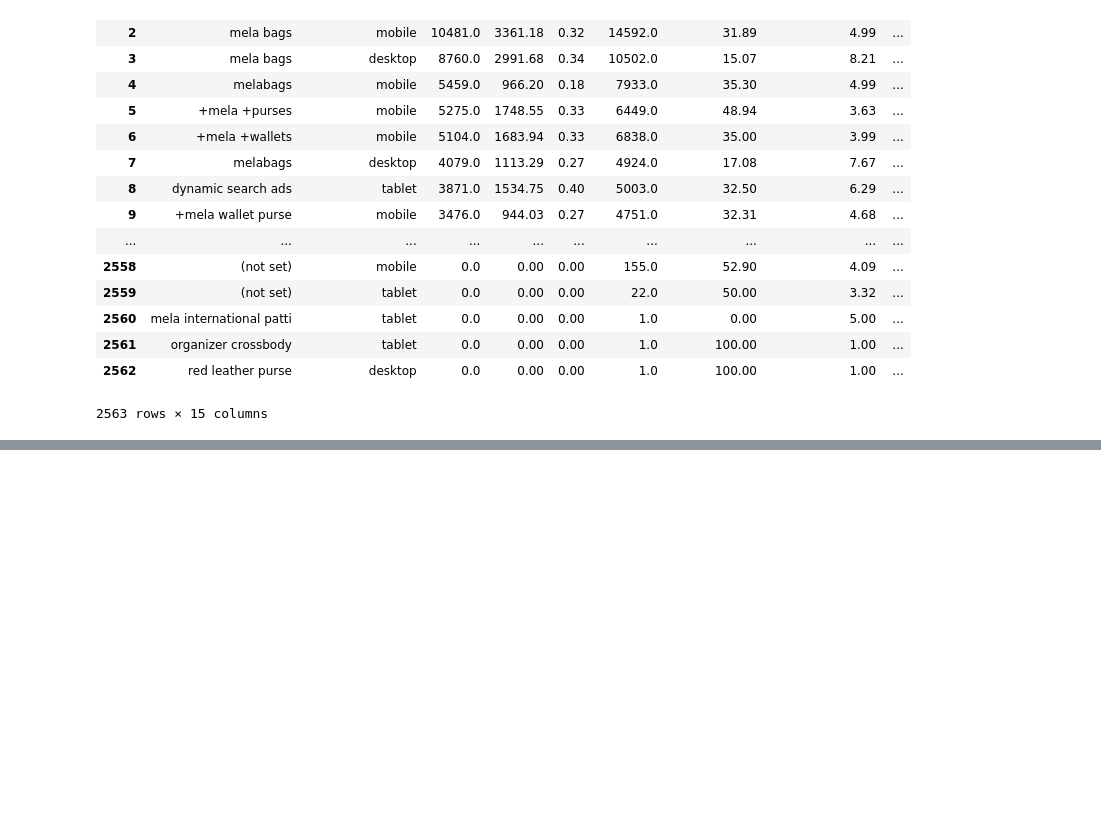
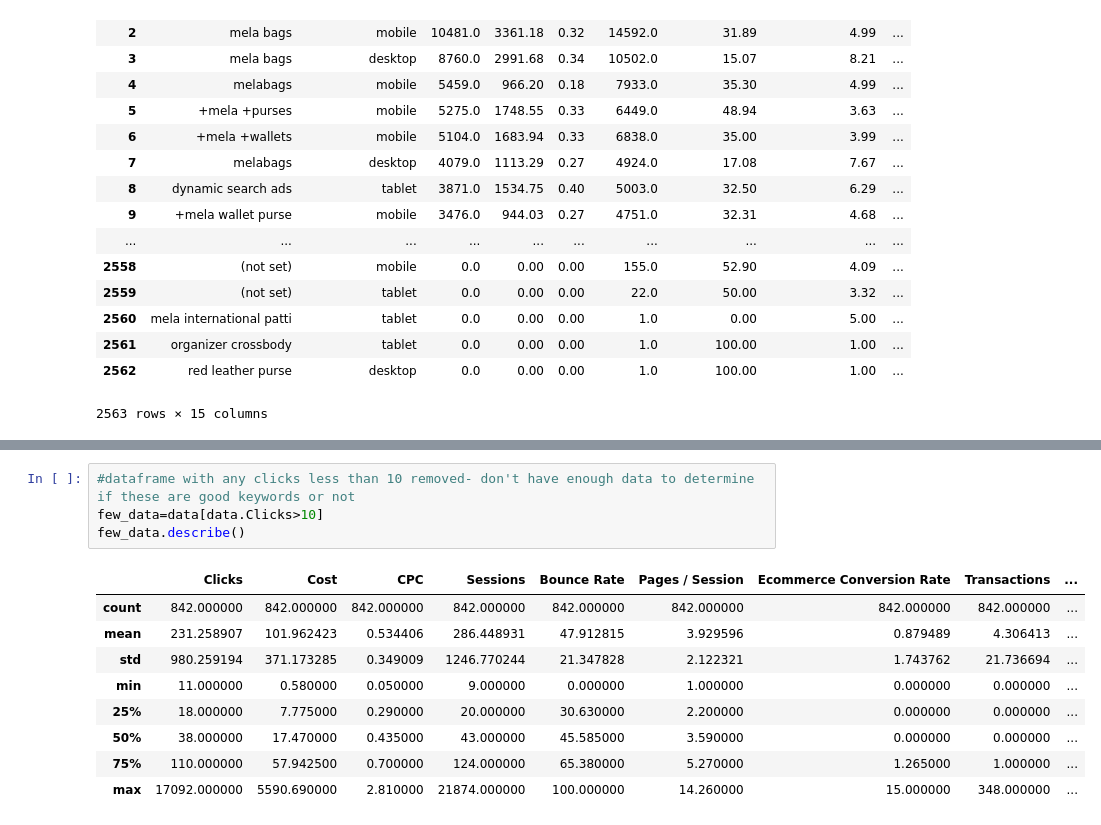
Before and after one commit to mamitch/Springboard_Capstone, a Jupyter notebook: Capstone_Data_Wrangling.ipynb, the cells around one changed output, grey strips where cells are left out. Drawn from its saved outputs; the diff is of its cells as text; blank space fills up the shorter version.

```diff
--- a/Capstone_Data_Wrangling.ipynb
+++ b/Capstone_Data_Wrangling.ipynb
@@ -160,3 +160,17 @@ memory usage: 302.9+ KB
 | 50% | 4.000000 | 2.170000 | 0.440000 | 5.000000 | 50.000000 | 2.500000 | 0.000000 | 0.000000 | ... |
 | 75% | 17.000000 | 8.600000 | 0.750000 | 19.000000 | 77.340000 | 4.500000 | 0.000000 | 0.000000 | ... |
 | max | 17092.000000 | 5590.690000 | 3.930000 | 21874.000000 | 100.000000 | 43.000000 | 100.000000 | 348.000000 | ... |
+# %%
+#dataframe with any clicks less than 10 removed- don't have enough data to determine if these are good keywords or not
+few_data=data[data.Clicks>10]
+few_data.describe()
+# %% [output]
+|  | Clicks | Cost | CPC | Sessions | Bounce Rate | Pages / Session | Ecommerce Conversion Rate | Transactions | ... |
+| count | 842.000000 | 842.000000 | 842.000000 | 842.000000 | 842.000000 | 842.000000 | 842.000000 | 842.000000 | ... |
+| mean | 231.258907 | 101.962423 | 0.534406 | 286.448931 | 47.912815 | 3.929596 | 0.879489 | 4.306413 | ... |
+| std | 980.259194 | 371.173285 | 0.349009 | 1246.770244 | 21.347828 | 2.122321 | 1.743762 | 21.736694 | ... |
+| min | 11.000000 | 0.580000 | 0.050000 | 9.000000 | 0.000000 | 1.000000 | 0.000000 | 0.000000 | ... |
+| 25% | 18.000000 | 7.775000 | 0.290000 | 20.000000 | 30.630000 | 2.200000 | 0.000000 | 0.000000 | ... |
+| 50% | 38.000000 | 17.470000 | 0.435000 | 43.000000 | 45.585000 | 3.590000 | 0.000000 | 0.000000 | ... |
+| 75% | 110.000000 | 57.942500 | 0.700000 | 124.000000 | 65.380000 | 5.270000 | 1.265000 | 1.000000 | ... |
+| max | 17092.000000 | 5590.690000 | 2.810000 | 21874.000000 | 100.000000 | 14.260000 | 15.000000 | 348.000000 | ... |
```
Also changed, not shown: parts of 3 cells of this notebook.
